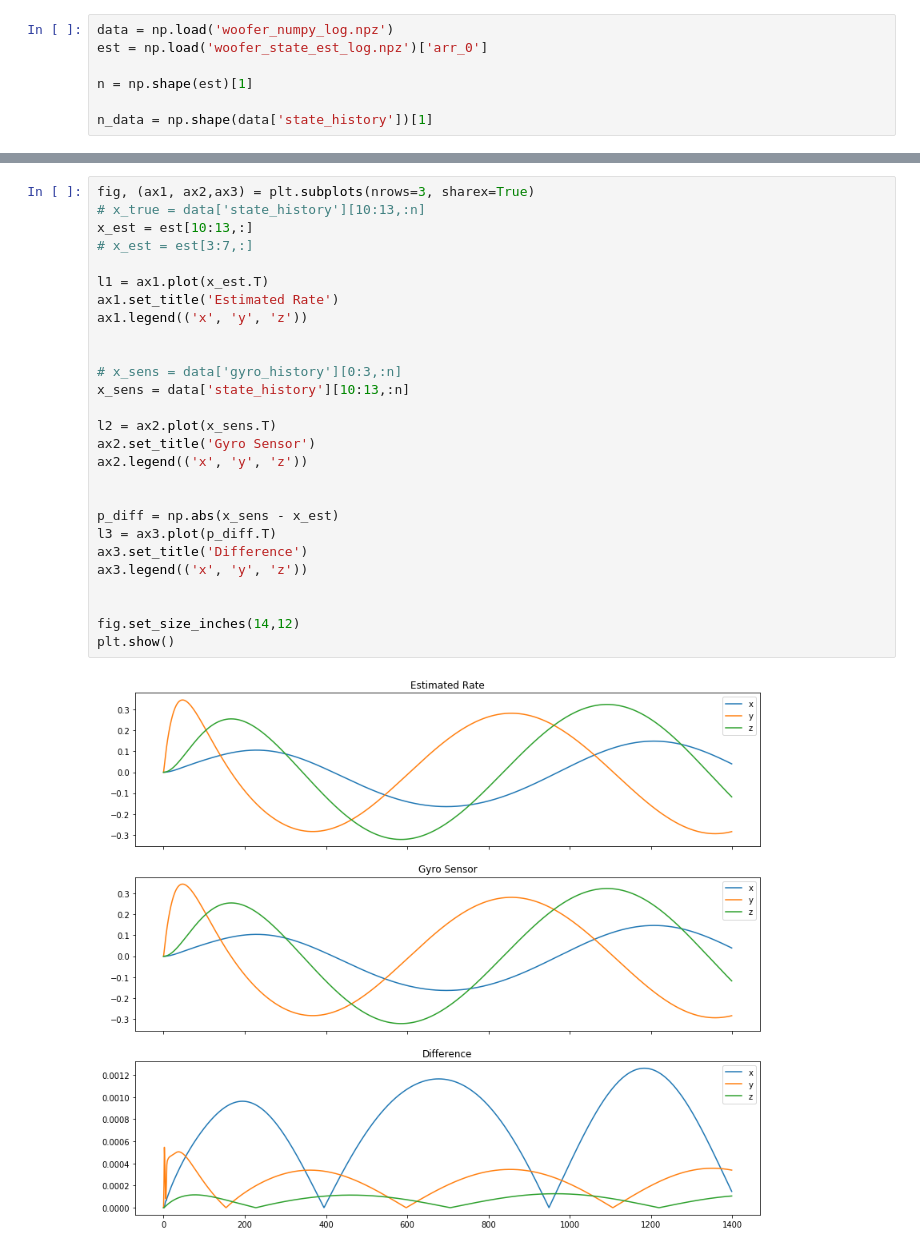
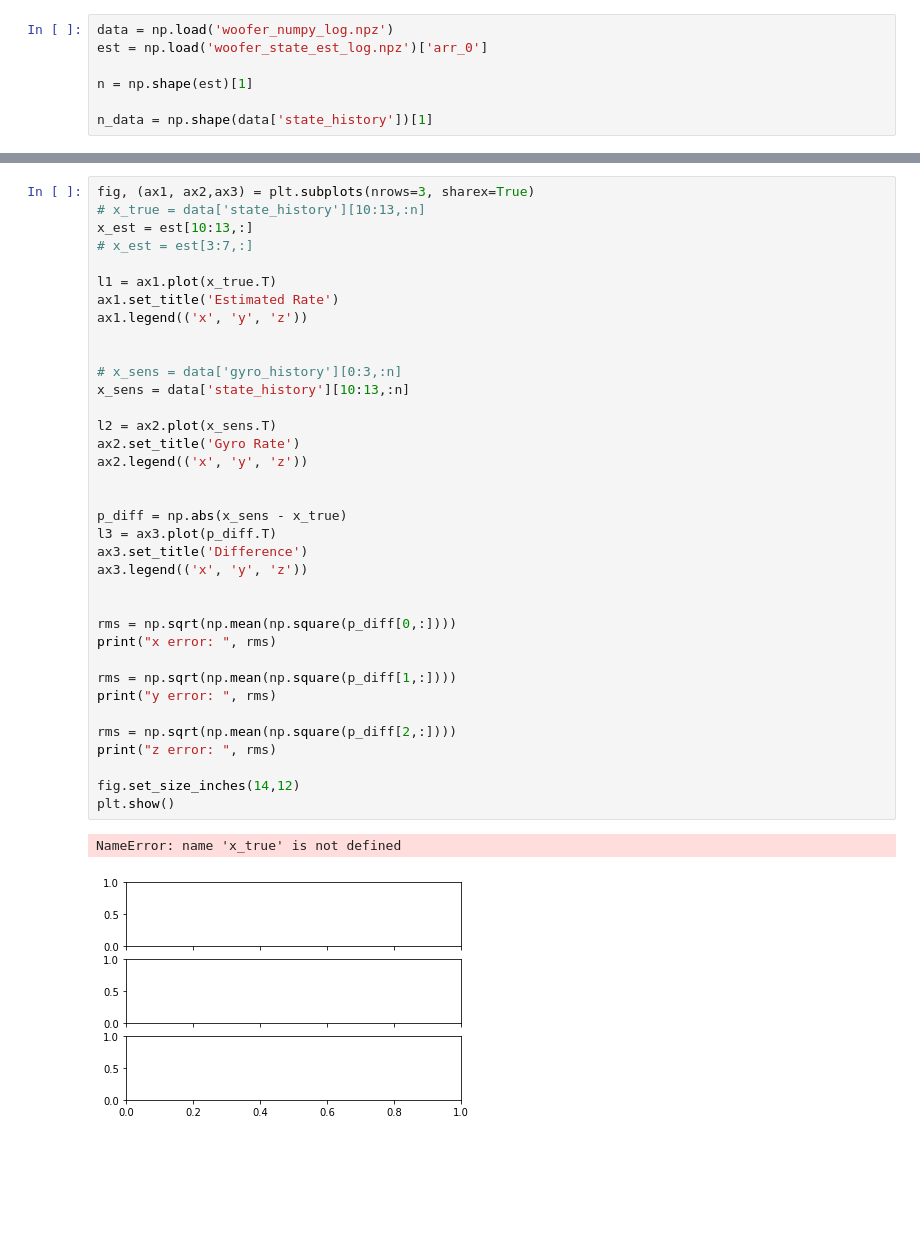
Before and after one commit to Nate711/QPDoggo, a Jupyter notebook: WooferStateEstViz.ipynb, the cells around one changed output, grey strips where cells are left out. Cells and saved outputs as stored; diff of their text form; blank space fills up the shorter version.

```diff
--- a/WooferStateEstViz.ipynb
+++ b/WooferStateEstViz.ipynb
@@ -50,32 +15,42 @@ plt.show()
 # %%
 fig, (ax1, ax2,ax3) = plt.subplots(nrows=3, sharex=True)
 # x_true = data['state_history'][10:13,:n]
 x_est = est[10:13,:]
 # x_est = est[3:7,:]
 
-l1 = ax1.plot(x_est.T)
+l1 = ax1.plot(x_true.T)
 ax1.set_title('Estimated Rate')
 ax1.legend(('x', 'y', 'z'))
 
 
 # x_sens = data['gyro_history'][0:3,:n]
 x_sens = data['state_history'][10:13,:n]
 
 l2 = ax2.plot(x_sens.T)
-ax2.set_title('Gyro Sensor')
+ax2.set_title('Gyro Rate')
 ax2.legend(('x', 'y', 'z'))
 
 
-p_diff = np.abs(x_sens - x_est)
+p_diff = np.abs(x_sens - x_true)
 l3 = ax3.plot(p_diff.T)
 ax3.set_title('Difference')
 ax3.legend(('x', 'y', 'z'))
 
 
+rms = np.sqrt(np.mean(np.square(p_diff[0,:])))
+print("x error: ", rms)
+
+rms = np.sqrt(np.mean(np.square(p_diff[1,:])))
+print("y error: ", rms)
+
+rms = np.sqrt(np.mean(np.square(p_diff[2,:])))
+print("z error: ", rms)
+
 fig.set_size_inches(14,12)
 plt.show()
 # %% [output]
+NameError: name 'x_true' is not defined
-[figure, old version]
+[figure, new version]
 # %%
 # find the quaternion error
 phi = np.zeros(n)
```
Also changed, not shown: parts of 4 cells of this notebook.
